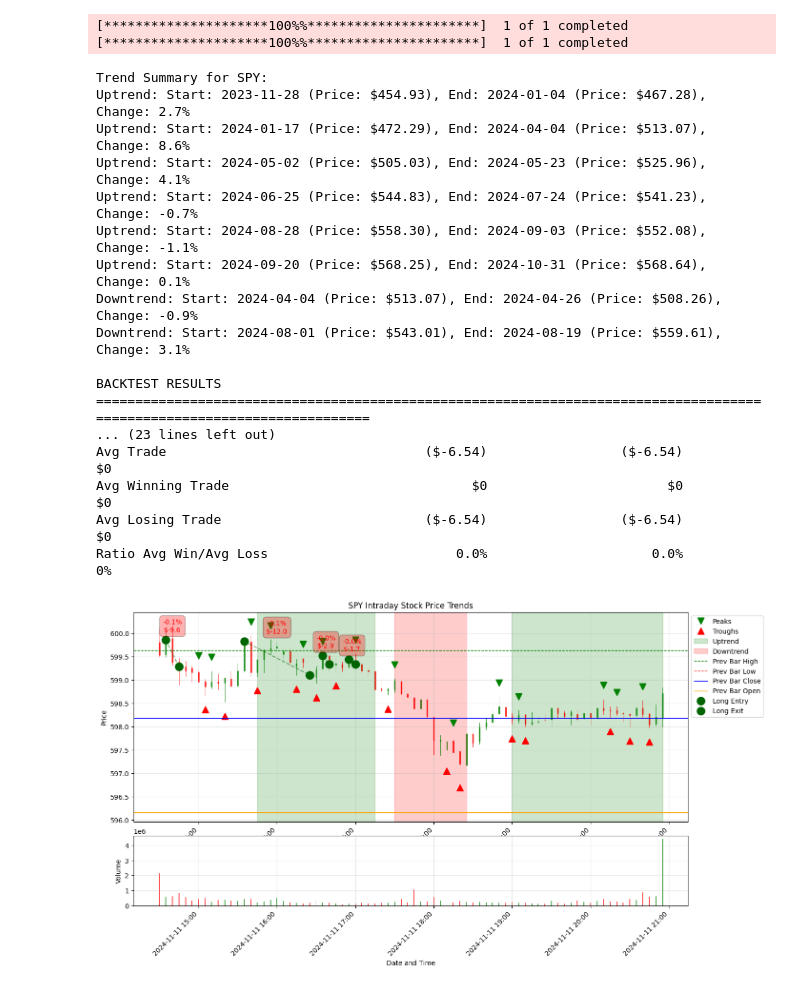
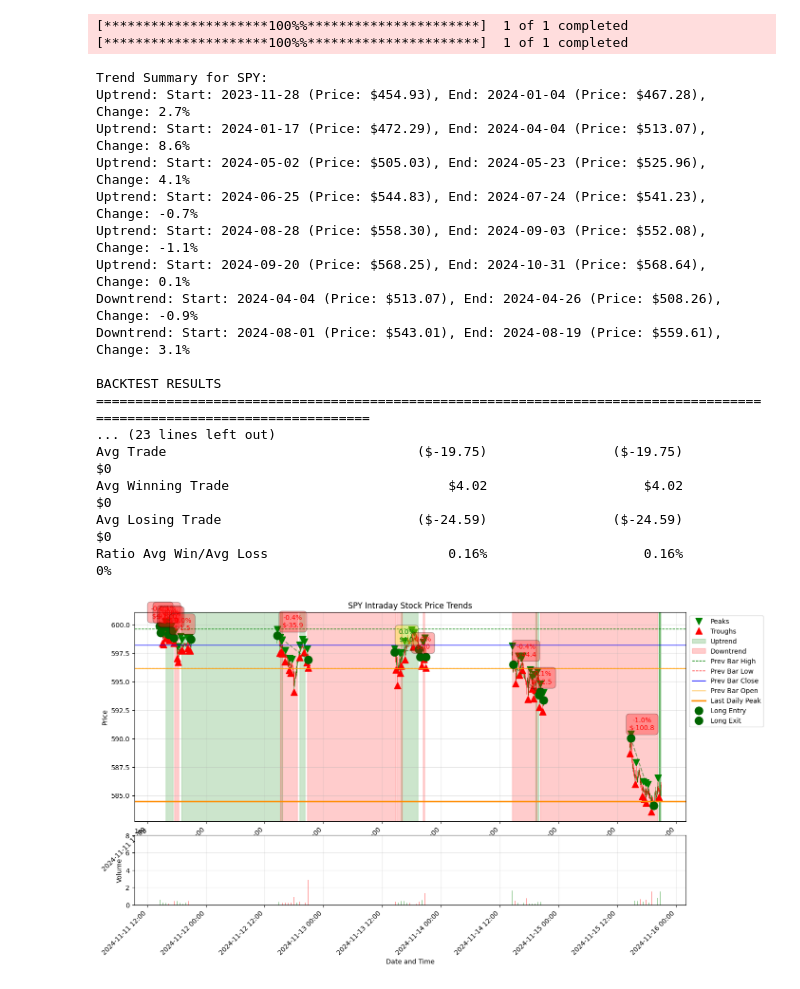
Before and after one commit to yuv-man/algoTrading-python, a Jupyter notebook: BackTestingMain.ipynb, the cells around one changed output. Saved outputs shown, nothing was run; the diff lists cells and outputs as text; code cells hidden in the pictures.

Commit message:
add period

```diff
--- a/BackTestingMain.ipynb
+++ b/BackTestingMain.ipynb
@@ -9,15 +9,16 @@ import pandas as pd
 import datetime as dt
 # %%
 class Trading:
-    def __init__(self, symbol, start_date, end_date, interval, specific_given_date=None):
+    def __init__(self, symbol, start_date, end_date, interval, specific_given_date=None, period=None):
         self.symbol = symbol
         self.start_date = start_date
         self.end_date = end_date
         self.interval = interval
+        self.period = period
         self.stock_intraday = None
 
         # Initialize the detector with properly loaded data
-        self._load_data(specific_given_date)
+        self._load_data(specific_given_date, period)
         self.detector = StockTrendAnalyzer(symbol, start_date, end_date, self.stock, interval)
         self.backtester = Backtester(symbol, start_date, end_date, interval, self.stock)
         self.optimizer = Optimizer(self.backtester)
@@ -32,11 +33,11 @@ class Trading:
         self.downtrends_intraday = []
 
 
-    def _load_data(self, specific_given_date):
+    def _load_data(self, specific_given_date, period):
         """
         Load stock data, considering intraday intervals with period and start_date.
         """
-        self.load_data = StockData(symbol, start_date, end_date, interval, specific_given_date)
+        self.load_data = StockData(symbol, start_date, end_date, interval, specific_given_date, period)
         if self.interval in ['1m', '2m', '5m', '15m', '30m', '60m', '90m']:
             self.stock, self.stock_intraday = self.load_data.load_intraday_data()
         else:
@@ -123,10 +124,13 @@ class Trading:
         params["downtrends_intraday"] = self.downtrends_intraday
         params["daily_data"] = self.stock
 
+        start_date = self.stock_intraday.index[0].strftime("%Y-%m-%d")
+        end_date = self.stock_intraday.index[-1].strftime("%Y-%m-%d")
+
         backtester = Backtester(
             symbol=self.symbol,
-            start_date=self.start_date,
-            end_date=self.end_date,
+            start_date=start_date,
+            end_date=end_date,
             interval=self.interval,
             data=self.stock_intraday,
             initial_capital=10000,
@@ -141,6 +145,8 @@ class Trading:
             last_daily_peak = self.stock.iloc[last_peak_idx]['High']
             last_daily_trough = self.stock.iloc[last_trough_idx]['Low']
             backtester.print_results(results)
+            if self.period:
+                backtester.get_trades_info_per_day()
             backtester.visualize_intraday_data(self.stock.iloc[-1],last_daily_peak, last_daily_trough)
         return backtester
 
@@ -153,42 +159,43 @@ class Trading:
         return optimizer.optimize(strategy, param_ranges, initial_guess)
 # %%
 symbol='SPY'
-start_date='2024-01-03'
+start_date='2024-11-21'
 end_date='2024-03-11'
 interval='5m'
+period='5d'
 specific_given_date='2024-11-11'
-trading = Trading(symbol, start_date, end_date, interval=interval, specific_given_date=specific_given_date)
+trading = Trading(symbol, start_date, end_date, interval=interval, specific_given_date=specific_given_date, period=period)
 analyzer = trading.analyze_stock()
 #backtest = trading.analyze_and_backtest()
 backtest = trading.backtest_intraday(analyzer,strategy=multi_indicator_strategy, ema_fast=12,
     ema_slow=26,
     rsi_period=14,
     rsi_oversold=30,
     rsi_overbought=70,
     macd_fast=12,
     macd_slow=26,
     macd_signal=9,
     bb_period=20,
     bb_std=2)
 # %% [output]
 [*********************100%%**********************]  1 of 1 completed
 [*********************100%%**********************]  1 of 1 completed
 Trend Summary for SPY:
 Uptrend: Start: 2023-11-28 (Price: $454.93), End: 2024-01-04 (Price: $467.28), Change: 2.7%
 Uptrend: Start: 2024-01-17 (Price: $472.29), End: 2024-04-04 (Price: $513.07), Change: 8.6%
 Uptrend: Start: 2024-05-02 (Price: $505.03), End: 2024-05-23 (Price: $525.96), Change: 4.1%
 Uptrend: Start: 2024-06-25 (Price: $544.83), End: 2024-07-24 (Price: $541.23), Change: -0.7%
 Uptrend: Start: 2024-08-28 (Price: $558.30), End: 2024-09-03 (Price: $552.08), Change: -1.1%
 Uptrend: Start: 2024-09-20 (Price: $568.25), End: 2024-10-31 (Price: $568.64), Change: 0.1%
 Downtrend: Start: 2024-04-04 (Price: $513.07), End: 2024-04-26 (Price: $508.26), Change: -0.9%
 Downtrend: Start: 2024-08-01 (Price: $543.01), End: 2024-08-19 (Price: $559.61), Change: 3.1%
 
 BACKTEST RESULTS
 ========================================================================================================================
 ... (23 lines left out)
-Avg Trade                                 ($-6.54)                 ($-6.54)                       $0
-Avg Winning Trade                               $0                       $0                       $0
-Avg Losing Trade                          ($-6.54)                 ($-6.54)                       $0
-Ratio Avg Win/Avg Loss                        0.0%                     0.0%                       0%
+Avg Trade                                ($-19.75)                ($-19.75)                       $0
+Avg Winning Trade                            $4.02                    $4.02                       $0
+Avg Losing Trade                         ($-24.59)                ($-24.59)                       $0
+Ratio Avg Win/Avg Loss                       0.16%                    0.16%                       0%
-[figure, old version]
+[figure, new version]
 # %%
```
Also changed, not shown: parts of 3 cells of this notebook, 2 other files.
